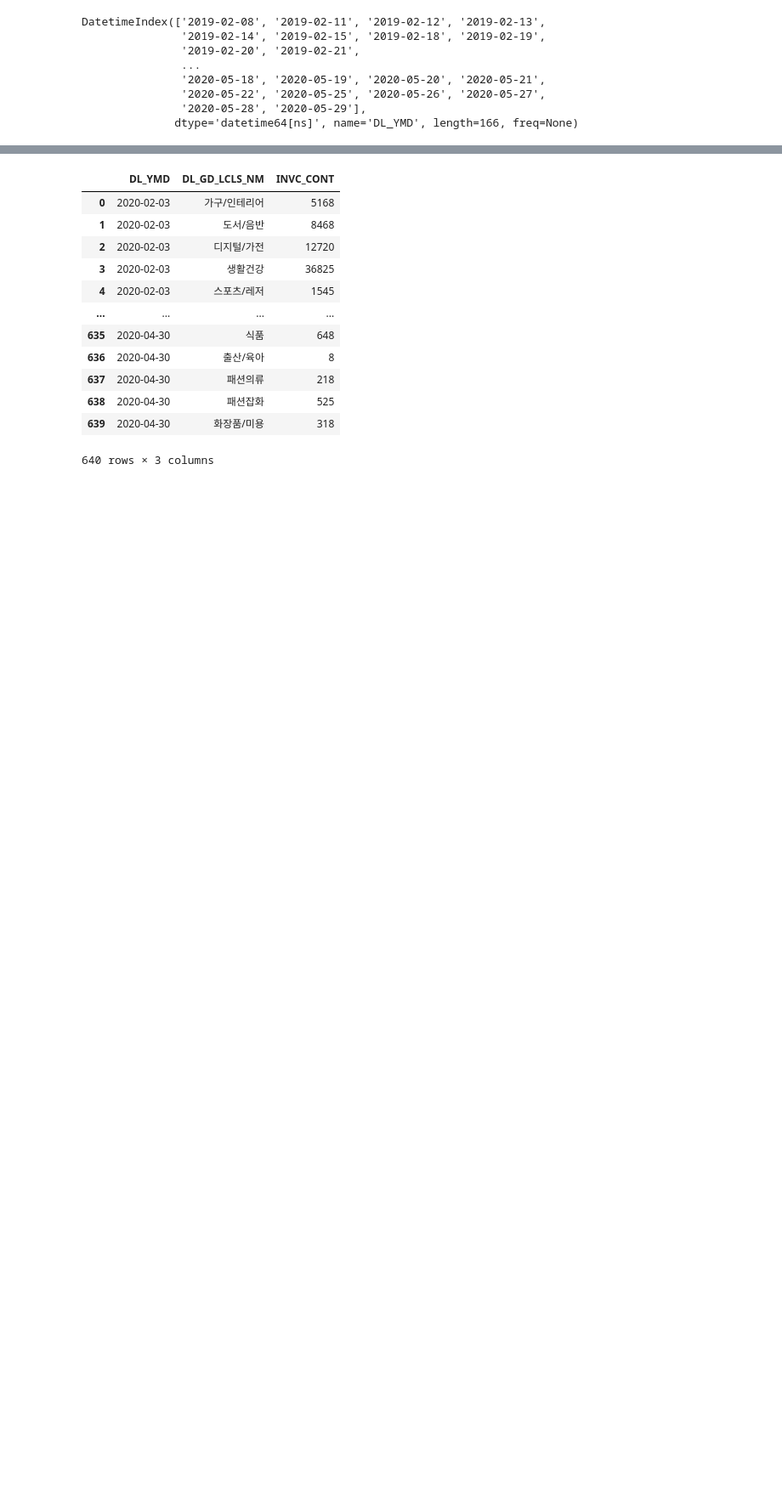
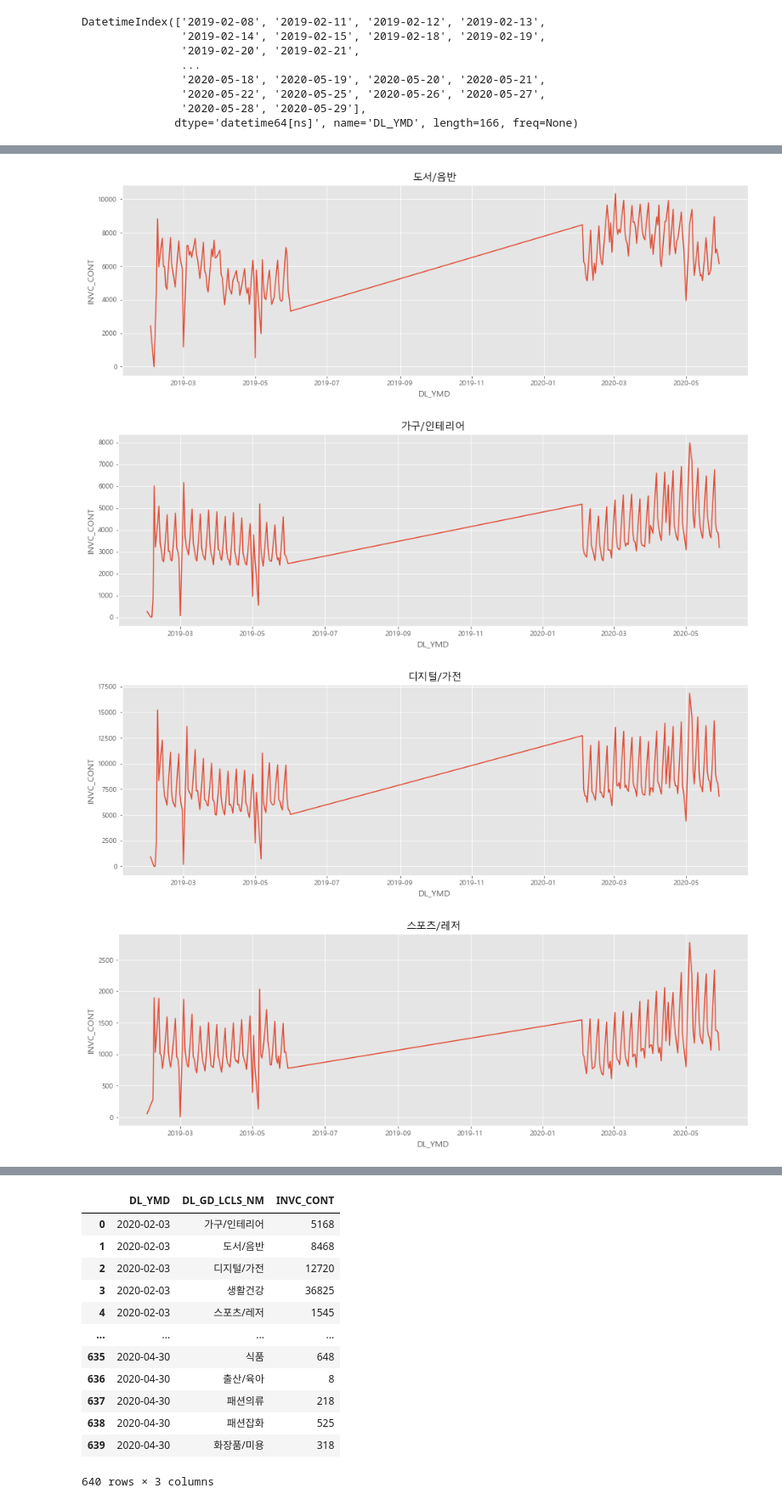
Before and after one commit to minkithub/bigcon2020, a Jupyter notebook: Jaewon/물류.ipynb, the cells around one changed output, grey strips where cells are left out. Shown at 85% size. Saved outputs shown, nothing was run; the diff lists cells and outputs as text; code cells hidden in the pictures; blank space fills up the shorter version.

```diff
--- a/Jaewon/물류.ipynb
+++ b/Jaewon/물류.ipynb
@@ -185,0 +181,15 @@ sns.lineplot(
+# %%
+for cat in cj_deliv.DL_GD_LCLS_NM.unique():
+
+    plt.figure(figsize=(16,5))
+    sns.lineplot(
+        x=cj_deliv.loc[(cj_deliv.weekday == '평일') & (cj_deliv.DL_GD_LCLS_NM==cat)].groupby('DL_YMD')['INVC_CONT'].sum().index,
+        y=cj_deliv.loc[(cj_deliv.weekday == '평일') & (cj_deliv.DL_GD_LCLS_NM==cat)].groupby('DL_YMD')['INVC_CONT'].sum()
+    )
+    plt.title(cat)
+    plt.show()
+# %% [output]
+[figure, added]
+[figure, added]
+[figure, added]
+[figure, added]
```
Also changed, not shown: parts of 11 cells of this notebook, 5 other files.
